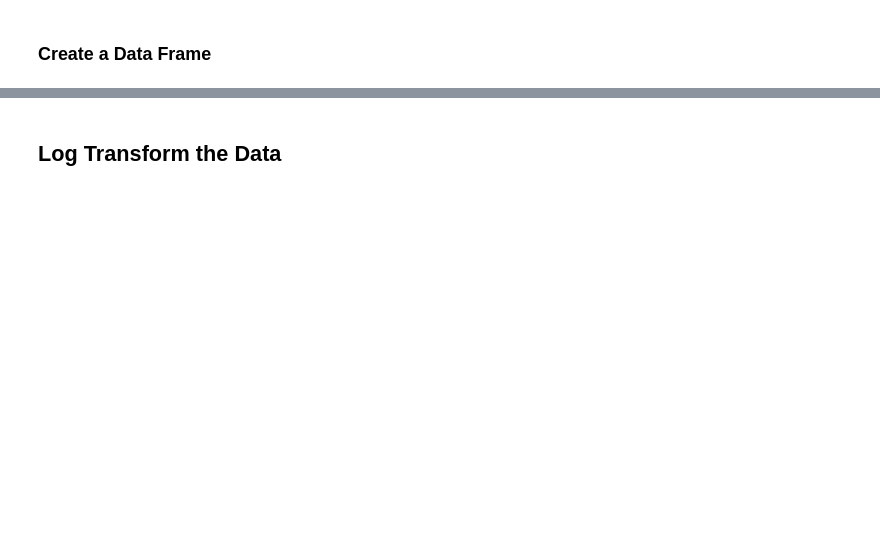
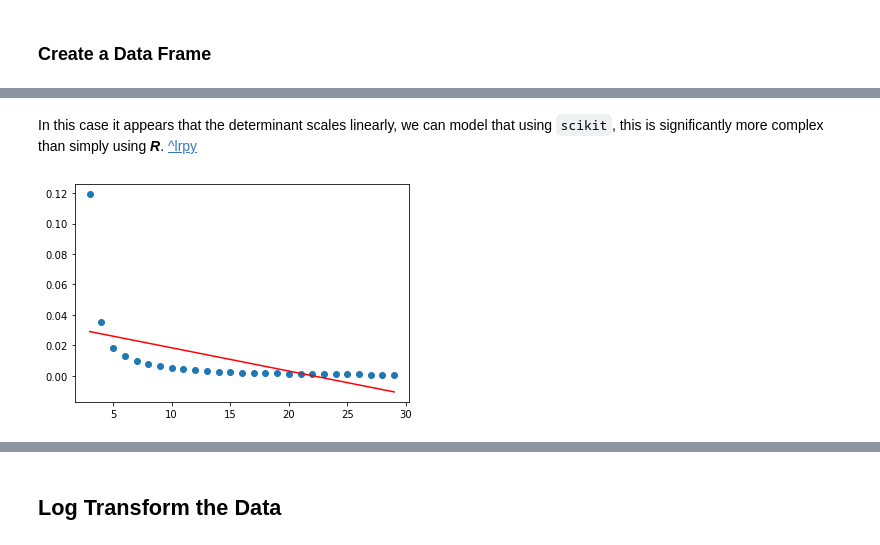
Before and after one commit to RyanGreenup/Python-Quant, a Jupyter notebook: Learning-Sympy/Matrix-Determinant.ipynb, the cells around one changed output, grey strips where cells are left out. Saved outputs shown, nothing was run; the diff lists cells and outputs as text; code cells hidden in the pictures; blank space fills up the shorter version.

```diff
--- a/Learning-Sympy/Matrix-Determinant.ipynb
+++ b/Learning-Sympy/Matrix-Determinant.ipynb
@@ -139,0 +166,25 @@ Matrix.Size      Determinant.Value
+# %% [markdown]
+In this case it appears that the determinant scales linearly, we can model that using `scikit`, this is significantly more complex than simply using ***R***. [^lrpy]
+
+[^lrpy]: https://towardsdatascience.com/linear-regression-in-6-lines-of-python-5e1d0cd05b8d
+# %%
+import numpy as np
+import matplotlib.pyplot as plt  # To visualize
+import pandas as pd  # To read data
+from sklearn.linear_model import LinearRegression
+
+df_slice = df[3:]
+
+X = df_slice.iloc[:, 0].values.reshape(-1, 1)  # values converts it into a numpy array
+Y = df_slice.iloc[:, 1].values.reshape(-1, 1)  # -1 means that calculate the dimension of rows, but have 1 column
+linear_regressor = LinearRegression()  # create object for the class
+linear_regressor.fit(X, Y)  # perform linear regression
+Y_pred = linear_regressor.predict(X)  # make predictions
+
+
+
+plt.scatter(X, Y)
+plt.plot(X, Y_pred, color='red')
+plt.show()
+# %% [output]
+[figure, added]
```
Also changed, not shown: parts of 14 cells of this notebook.
